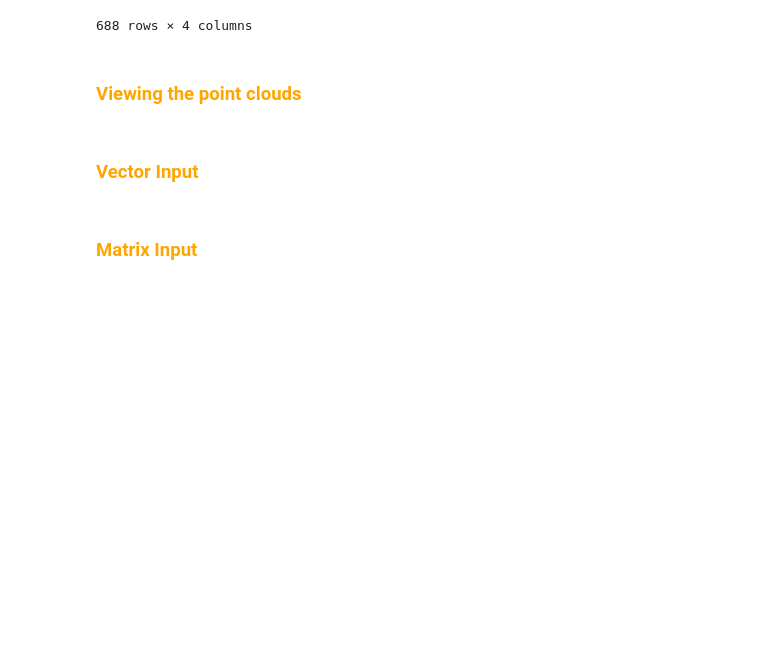
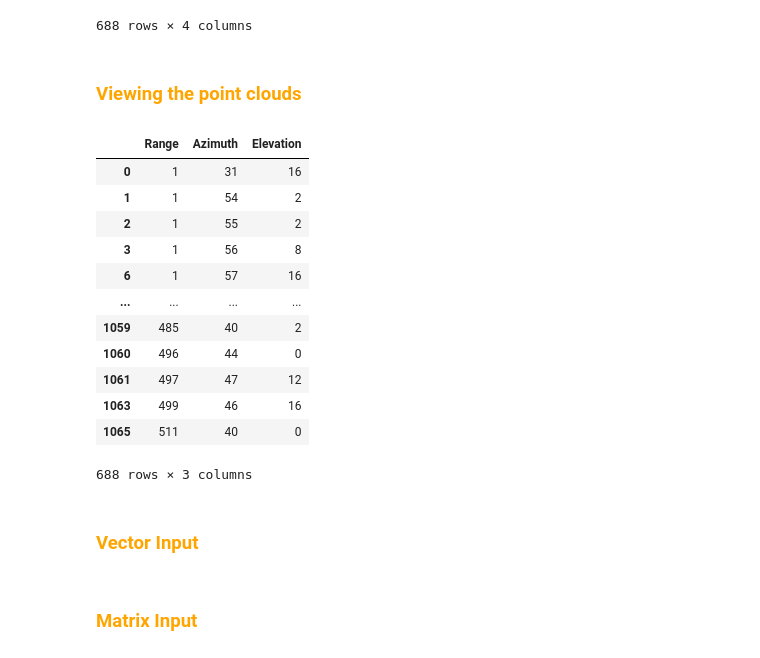
Before and after one commit to artinmajdi/PointCloud-Object-Detection-in-Autonomous-Driving, a Jupyter notebook: autoencoder.ipynb, the cells around one changed output. Drawn from its saved outputs; the diff is of its cells as text; code cells hidden in the pictures; blank space fills up the shorter version.

```diff
--- a/autoencoder.ipynb
+++ b/autoencoder.ipynb
@@ -69,3 +64,19 @@ funcs.DataLoader().visualize(points=dataloader.dataframe[columns])
+# %%
+dataloader.dataframe[columns]
+# %% [output]
+|  | Range | Azimuth | Elevation |
+| 0 | 1 | 31 | 16 |
+| 1 | 1 | 54 | 2 |
+| 2 | 1 | 55 | 2 |
+| 3 | 1 | 56 | 8 |
+| 6 | 1 | 57 | 16 |
+| ... | ... | ... | ... |
+| 1059 | 485 | 40 | 2 |
+| 1060 | 496 | 44 | 0 |
+| 1061 | 497 | 47 | 12 |
+| 1063 | 499 | 46 | 16 |
+| 1065 | 511 | 40 | 0 |
+688 rows × 3 columns
 # %% [markdown]
 ## <span style="color:orange; font-size:0.8em"> Vector Input </span>
 # %%
```
Also changed, not shown: parts of 7 cells of this notebook, 1 other file.
